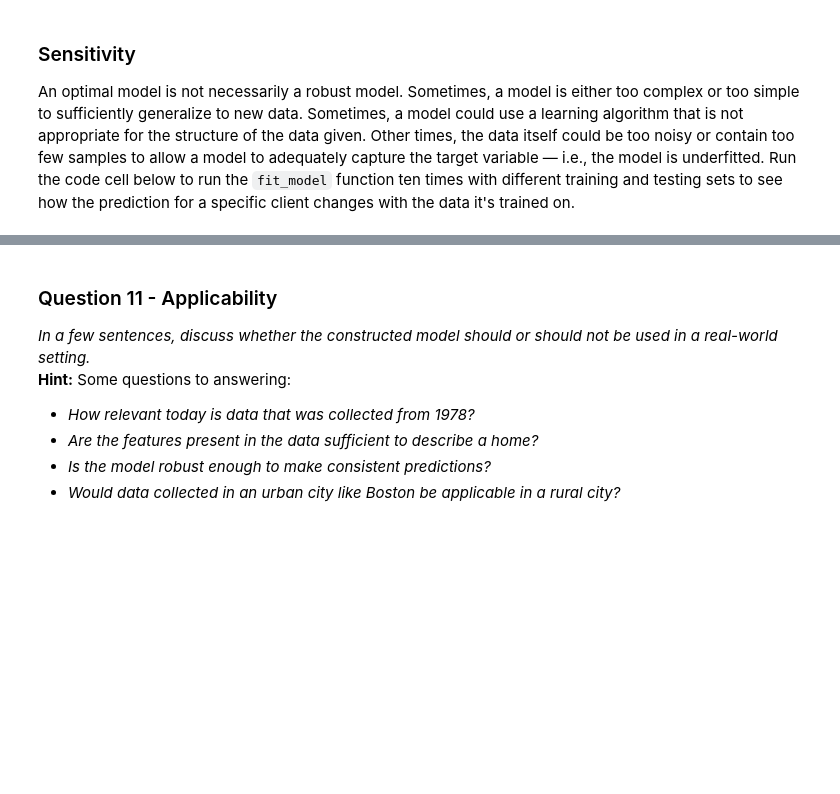
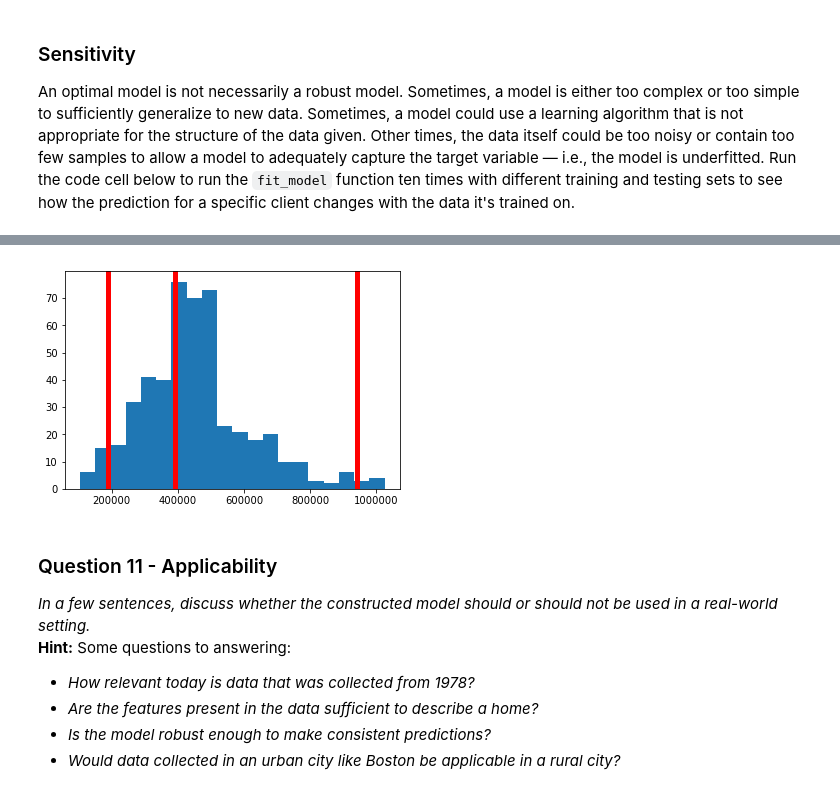
Before and after one commit to vm021r/Boston-Housing-Project, a Jupyter notebook: boston_housing.ipynb, the cells around one changed output, grey strips where cells are left out. Saved outputs shown, nothing was run; the diff lists cells and outputs as text; code cells hidden in the pictures; blank space fills up the shorter version.

```diff
--- a/boston_housing.ipynb
+++ b/boston_housing.ipynb
@@ -266,25 +255,29 @@ For the `fit_model` function in the code cell below, you will need to implement
   - Assign the `GridSearchCV` object to the `'grid'` variable.
 # %%
 # TODO: Import 'make_scorer', 'DecisionTreeRegressor', and 'GridSearchCV'
+from sklearn.metrics import make_scorer
+from sklearn.tree import DecisionTreeRegressor
+from sklearn.grid_search import GridSearchCV
 
 def fit_model(X, y):
     """ Performs grid search over the 'max_depth' parameter for a
         decision tree regressor trained on the input data [X, y]. """
 
     # Create cross-validation sets from the training data
-    cv_sets = ShuffleSplit(X.shape[0], n_splits = 10, test_size = 0.20, random_state = 0)
+    cv_sets = ShuffleSplit(X.shape[0], n_iter = 10, test_size = 0.20, random_state = 0)
+
 
     # TODO: Create a decision tree regressor object
-    regressor = None
+    regressor = DecisionTreeRegressor(random_state = 0)
 
     # TODO: Create a dictionary for the parameter 'max_depth' with a range from 1 to 10
-    params = {}
+    params = {'max_depth': range(1, 10)}
 
     # TODO: Transform 'performance_metric' into a scoring function using 'make_scorer'
-    scoring_fnc = None
+    scoring_fnc = make_scorer(performance_metric)
 
     # TODO: Create the grid search object
-    grid = None
+    grid = GridSearchCV(regressor, params, scoring=scoring_fnc, cv=cv_sets)
 
     # Fit the grid search object to the data to compute the optimal model
     grid = grid.fit(X, y)
@@ -339,3 +357,10 @@ vs.PredictTrials(features, prices, fit_model, client_data)
+# %%
+import matplotlib.pyplot as plt
+plt.hist(prices, bins = 20)
+for price in reg.predict(client_data):
+    plt.axvline(price, lw = 5, c = 'r')
+# %% [output]
+[figure, added]
 # %% [markdown]
 ### Question 11 - Applicability
 *In a few sentences, discuss whether the constructed model should or should not be used in a real-world setting.*
```
Also changed, not shown: parts of 21 cells of this notebook, 1 other file.
